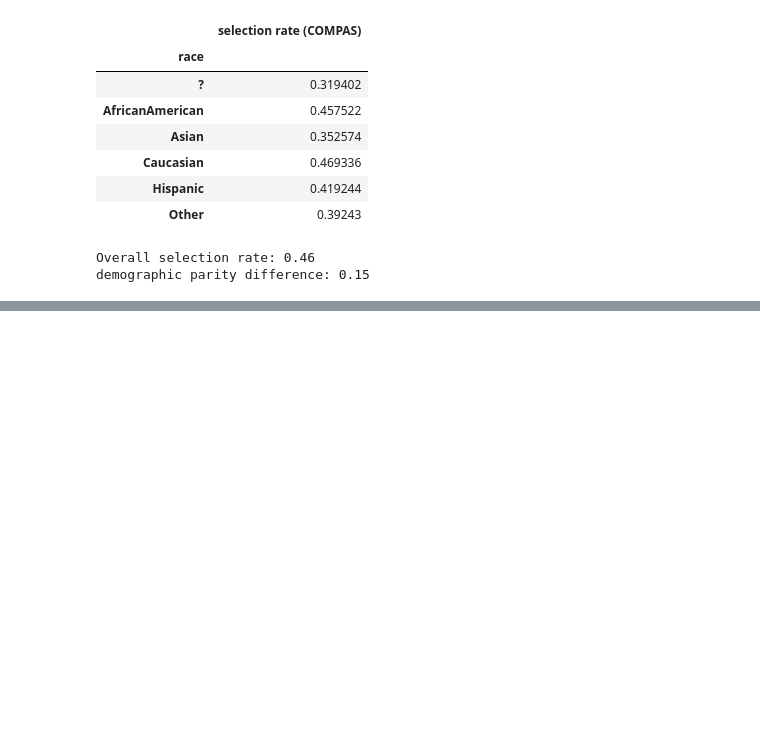
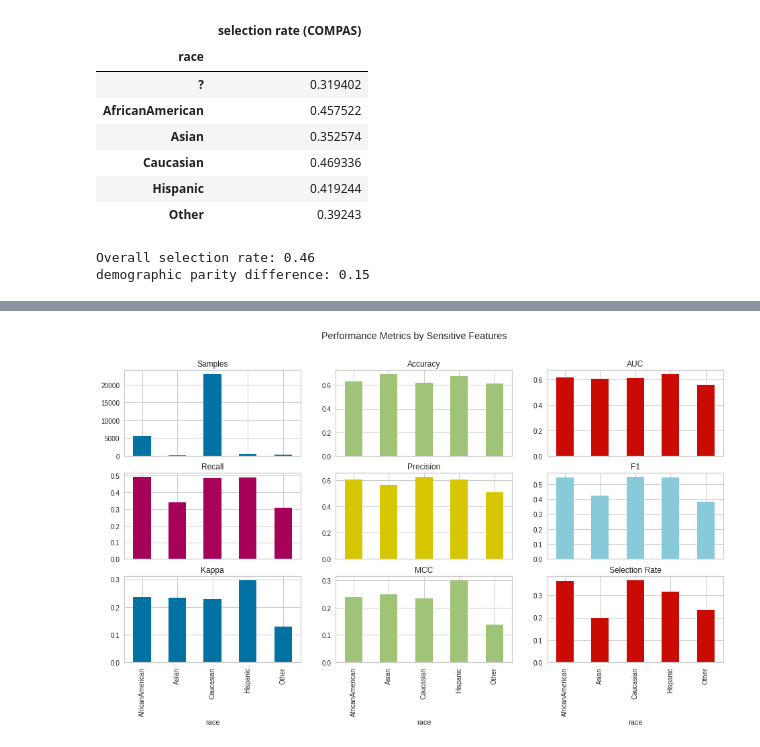
Before and after one commit to skpai/FairnessinAl, a Jupyter notebook: Fairness_in_AI2.ipynb, the cells around one changed output, grey strips where cells are left out. Cells and saved outputs as stored; diff of their text form; code cells hidden in the pictures; blank space fills up the shorter version.

```diff
--- a/Fairness_in_AI2.ipynb
+++ b/Fairness_in_AI2.ipynb
@@ -438,0 +495,2 @@ NameError: name 'data' is not defined
+# %%
+lightgbm= create_model('lightgbm')
@@ -438,0 +512,3 @@ NameError: name 'data' is not defined
+# %%
+check_fairness(lightgbm,['race'] )
+# %% [output]
@@ -438,0 +522 @@ NameError: name 'data' is not defined
+[figure, added]
```
Also changed, not shown: parts of 17 cells of this notebook.
